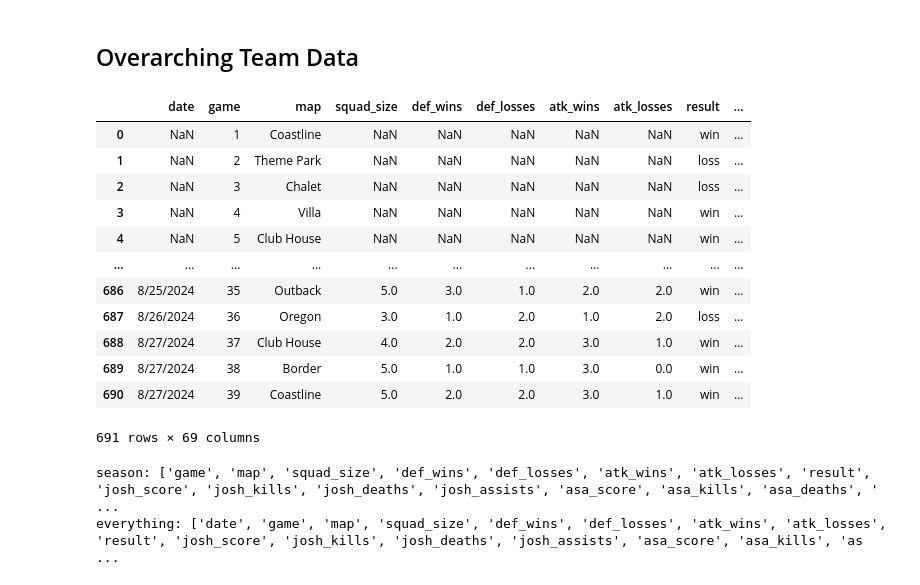
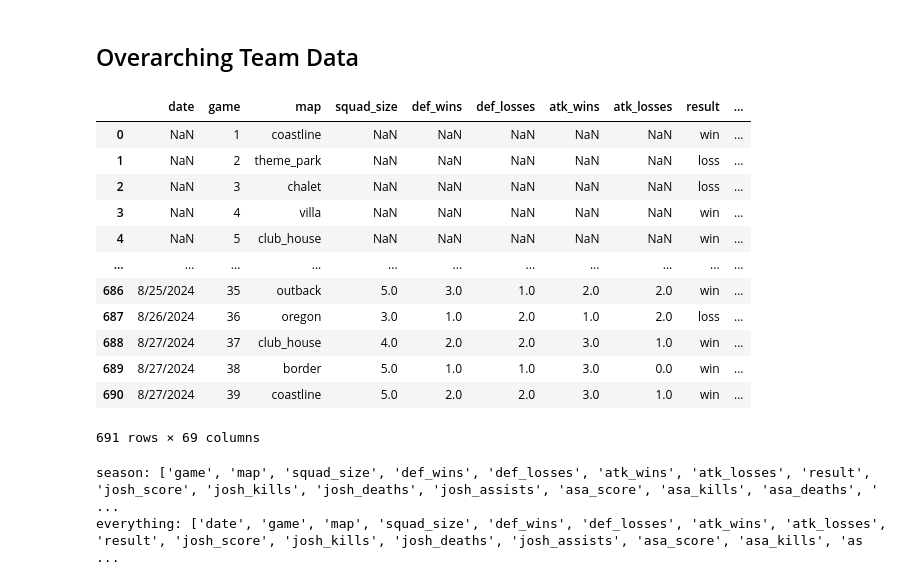
Before and after one commit to jkyle91000/siege-gameplay-analysis, a Jupyter notebook: analysis_with_sqlite.ipynb, the cells around one changed output. Drawn from its saved outputs; the diff is of its cells as text; code cells hidden in the pictures.

```diff
--- a/analysis_with_sqlite.ipynb
+++ b/analysis_with_sqlite.ipynb
@@ -15,6 +15,8 @@ def import_data(name, drop_last = False): # imports data into python, cleans it,
 
         everything = pd.read_csv(f"C:\\Users\\aethe\\OneDrive\\Desktop\\stats\\{name}.csv")
         everything = everything.drop(["Season", "Warm_Up"], axis = 1)
+        everything["Map"] = everything["Map"].str.replace(" ", "_")
+        everything["Map"] = everything["Map"].str.lower()
 
         players = []
         column_names = list(everything.columns)
@@ -41,6 +43,8 @@ def import_data(name, drop_last = False): # imports data into python, cleans it,
 
         season = pd.read_csv(f"C:\\Users\\aethe\\OneDrive\\Desktop\\stats\\{name}.csv")
         season = season.drop(["season", "session", "date", "warm_up", "elo", "Δelo"], axis = 1)
+        season["map"] = season["map"].str.replace(" ", "_")
+        season["map"] = season["map"].str.lower()
 
         if drop_last == True:
             season = season.drop(season.tail(1).index)
@@ -53,20 +57,20 @@ def import_data(name, drop_last = False): # imports data into python, cleans it,
     return everything
 # %%
 import_data("everything")
-import_data("y9s2_games", drop_last = False) # change this depending on season & manual data cleanup
+import_data("y9s2_games", drop_last = True) # change this depending on season & manual data cleanup
 # %% [output]
 |  | date | game | map | squad_size | def_wins | def_losses | atk_wins | atk_losses | result | ... |
-| 0 | NaN | 1 | Coastline | NaN | NaN | NaN | NaN | NaN | win | ... |
-| 1 | NaN | 2 | Theme Park | NaN | NaN | NaN | NaN | NaN | loss | ... |
-| 2 | NaN | 3 | Chalet | NaN | NaN | NaN | NaN | NaN | loss | ... |
-| 3 | NaN | 4 | Villa | NaN | NaN | NaN | NaN | NaN | win | ... |
-| 4 | NaN | 5 | Club House | NaN | NaN | NaN | NaN | NaN | win | ... |
+| 0 | NaN | 1 | coastline | NaN | NaN | NaN | NaN | NaN | win | ... |
+| 1 | NaN | 2 | theme_park | NaN | NaN | NaN | NaN | NaN | loss | ... |
+| 2 | NaN | 3 | chalet | NaN | NaN | NaN | NaN | NaN | loss | ... |
+| 3 | NaN | 4 | villa | NaN | NaN | NaN | NaN | NaN | win | ... |
+| 4 | NaN | 5 | club_house | NaN | NaN | NaN | NaN | NaN | win | ... |
 | ... | ... | ... | ... | ... | ... | ... | ... | ... | ... | ... |
-| 686 | 8/25/2024 | 35 | Outback | 5.0 | 3.0 | 1.0 | 2.0 | 2.0 | win | ... |
-| 687 | 8/26/2024 | 36 | Oregon | 3.0 | 1.0 | 2.0 | 1.0 | 2.0 | loss | ... |
-| 688 | 8/27/2024 | 37 | Club House | 4.0 | 2.0 | 2.0 | 3.0 | 1.0 | win | ... |
-| 689 | 8/27/2024 | 38 | Border | 5.0 | 1.0 | 1.0 | 3.0 | 0.0 | win | ... |
-| 690 | 8/27/2024 | 39 | Coastline | 5.0 | 2.0 | 2.0 | 3.0 | 1.0 | win | ... |
+| 686 | 8/25/2024 | 35 | outback | 5.0 | 3.0 | 1.0 | 2.0 | 2.0 | win | ... |
+| 687 | 8/26/2024 | 36 | oregon | 3.0 | 1.0 | 2.0 | 1.0 | 2.0 | loss | ... |
+| 688 | 8/27/2024 | 37 | club_house | 4.0 | 2.0 | 2.0 | 3.0 | 1.0 | win | ... |
+| 689 | 8/27/2024 | 38 | border | 5.0 | 1.0 | 1.0 | 3.0 | 0.0 | win | ... |
+| 690 | 8/27/2024 | 39 | coastline | 5.0 | 2.0 | 2.0 | 3.0 | 1.0 | win | ... |
 691 rows × 69 columns
 # %%
 def get_sql_columns(name): # used for building the loop below
```
Also changed, not shown: parts of 42 cells of this notebook.
